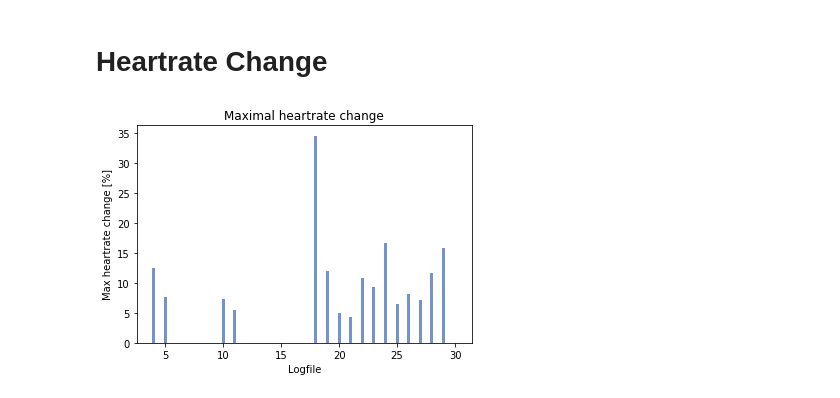
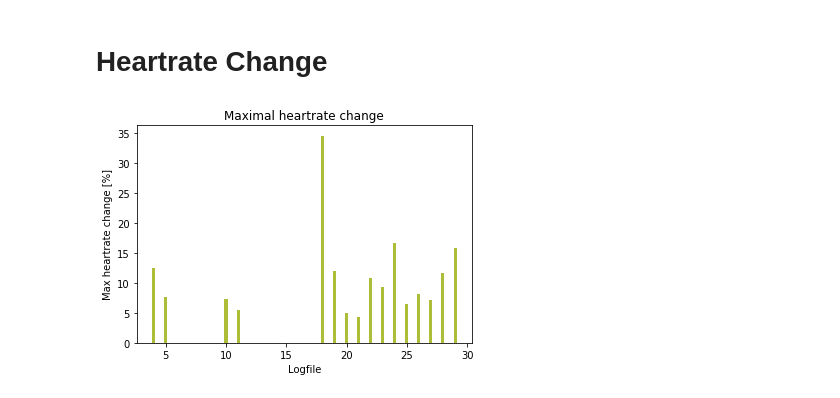
Before and after one commit to bastianmorath/4Ps-Plunder-Planet, a Jupyter notebook: jn_main.ipynb, the cells around one changed output. Saved outputs shown, nothing was run; the diff lists cells and outputs as text; code cells hidden in the pictures.

```diff
--- a/jn_main.ipynb
+++ b/jn_main.ipynb
@@ -83,31 +81,31 @@ plt.savefig(gl.svn_base_path + '/Plots/Mean_heartrate.pdf')
 # %%
 ''' Plot Heartrate change
     TODO: Average the two rounds per user!
 '''
 bpm_changes_max = []  # Stores max. absolute change in HR per logfile
 bpm_changes_rel = [] # Stores max. percentage change in HR per logfile
-X = [] #
+X = []
 for idx, df in enumerate(dataframes):
     if not (df['Heartrate'] == -1).all():
         X.append(idx)
         percentage_change = np.diff(df['Heartrate']) / df['Heartrate'][:-1] * 100.
         bpm_changes_max.append(percentage_change.max())
         bpm_changes_rel.append(percentage_change)
 
 # plt.ylabel('#Times HR changed')
 # plt.xlabel('Change in Heartrate [%]')
 # for idx, l in enumerate(bpm_changes_rel):
     # plt.figure()
     # plt.title('Heartrate change for plot' + str(idx))
-    # plt.hist(l, color='#7293cb')
+    # plt.hist(l, color=gl.green_color)
     # plt.savefig(gl.svn_base_path + '/Plots/Heartrate Histograms/heartrate_change_percentage' + str(idx) + '.pdf')
 
 
 plt.figure()
 plt.title('Maximal heartrate change')
 plt.ylabel('Max heartrate change [%]')
 plt.xlabel('Logfile')
-plt.bar([x for x in X], bpm_changes_max, color='#7293cb', width=0.25)
+plt.bar([x for x in X], bpm_changes_max, color=gl.green_color, width=0.25)
 plt.savefig(gl.svn_base_path + '/Plots/heartrate_change_abs.pdf')
 # %% [output]
-[figure, old version]
+[figure, new version]
```
Also changed, not shown: parts of 7 cells of this notebook, 25 other files.
